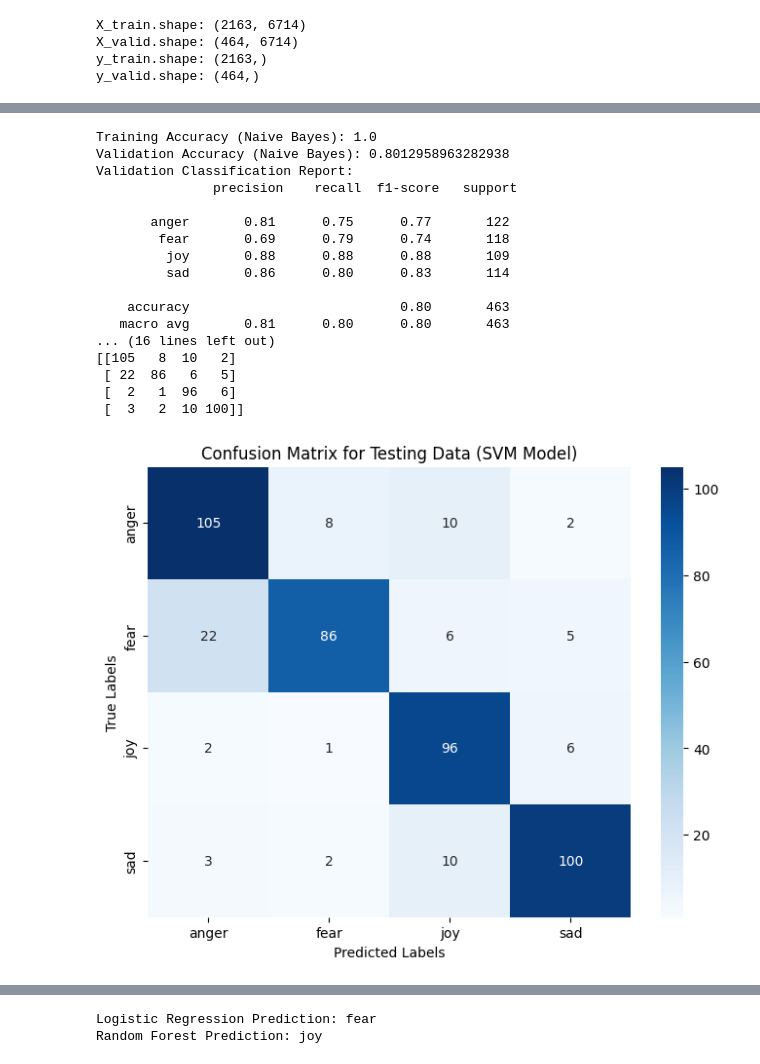
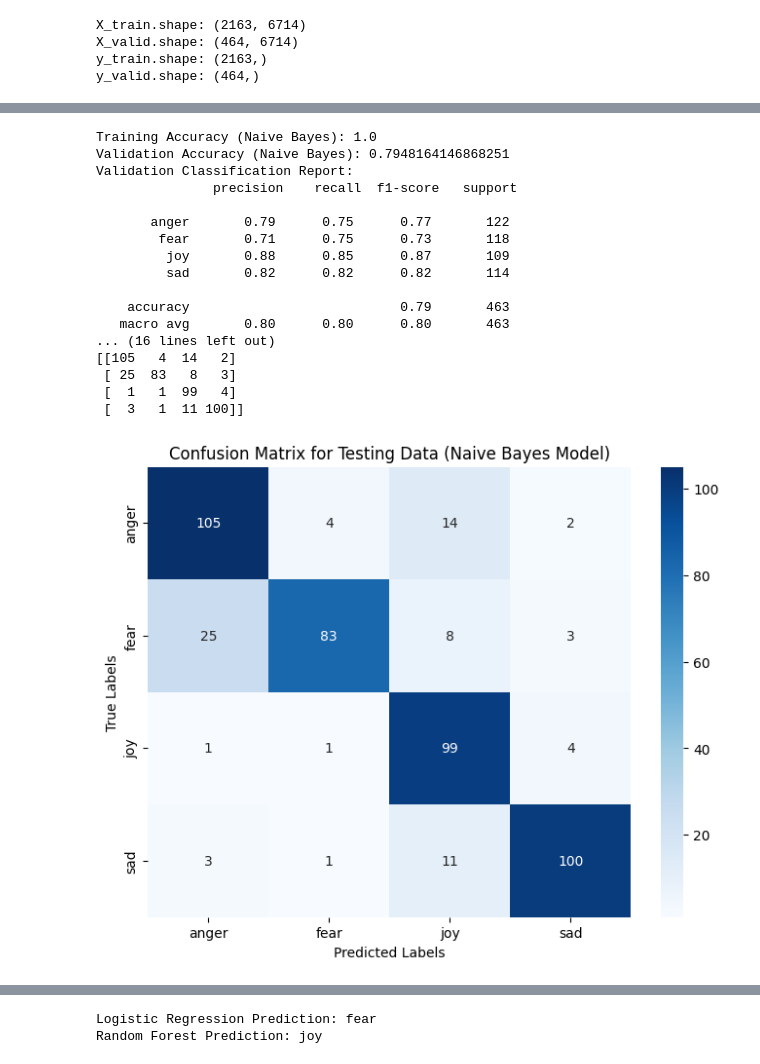
Before and after one commit to charanchandu/ECE539_FinalProject, a Jupyter notebook: Project_ANN.ipynb, the cells around one changed output, grey strips where cells are left out. Drawn from its saved outputs; the diff is of its cells as text; code cells hidden in the pictures.

```diff
--- a/Project_ANN.ipynb
+++ b/Project_ANN.ipynb
@@ -562,43 +575,43 @@ print(f"Validation Classification Report:\n {nb_validation_creport}")
 # Making predictions on the test set using the Naive Bayes classifier trained on the original data
 y_pred_test_nb = naive_bayes_classifier.predict(X_test_original_counts)
 
 # Calculating accuracy for the test set (original data)
 accuracy_test_nb = accuracy_score(y_test_original, y_pred_test_nb)
 print("Test Accuracy (Naive Bayes):", accuracy_test_nb)
 
 # Printing classification report for the test set
 nb_test_creport = (classification_report(y_test_original, y_pred_test_nb))
 print(f"Test Classification Report:\n {nb_test_creport}")
 
 # Calculating the confusion matrix for the test set (original data)
 conf_matrix_nb = confusion_matrix(y_test_original, y_pred_test_rf)
 
 print("Confusion Matrix for Testing Data (Naive Bayes Model):")
 print(conf_matrix_nb)
 
 # Create a heatmap for the confusion matrix
 plt.figure(figsize=(8, 6))
 sns.heatmap(conf_matrix_nb, annot=True, fmt='d', cmap='Blues', xticklabels=['anger', 'fear', 'joy', 'sad'], yticklabels=['anger', 'fear', 'joy', 'sad'])
 plt.xlabel('Predicted Labels')
 plt.ylabel('True Labels')
-plt.title('Confusion Matrix for Testing Data (SVM Model)')
+plt.title('Confusion Matrix for Testing Data (Naive Bayes Model)')
 plt.show()
 # %% [output]
 Training Accuracy (Naive Bayes): 1.0
-Validation Accuracy (Naive Bayes): 0.8012958963282938
+Validation Accuracy (Naive Bayes): 0.7948164146868251
 Validation Classification Report:
                precision    recall  f1-score   support
 
-       anger       0.81      0.75      0.77       122
-        fear       0.69      0.79      0.74       118
-         joy       0.88      0.88      0.88       109
-         sad       0.86      0.80      0.83       114
+       anger       0.79      0.75      0.77       122
+        fear       0.71      0.75      0.73       118
+         joy       0.88      0.85      0.87       109
+         sad       0.82      0.82      0.82       114
 
-    accuracy                           0.80       463
-   macro avg       0.81      0.80      0.80       463
+    accuracy                           0.79       463
+   macro avg       0.80      0.80      0.80       463
 ... (16 lines left out)
-[[105   8  10   2]
- [ 22  86   6   5]
- [  2   1  96   6]
- [  3   2  10 100]]
+[[105   4  14   2]
+ [ 25  83   8   3]
+ [  1   1  99   4]
+ [  3   1  11 100]]
-[figure, old version]
+[figure, new version]
```
Also changed, not shown: parts of 10 cells of this notebook.
